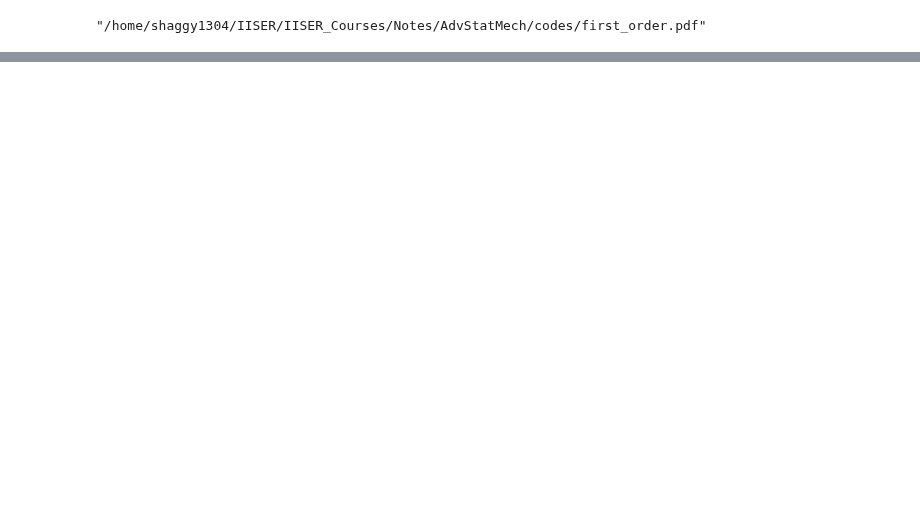
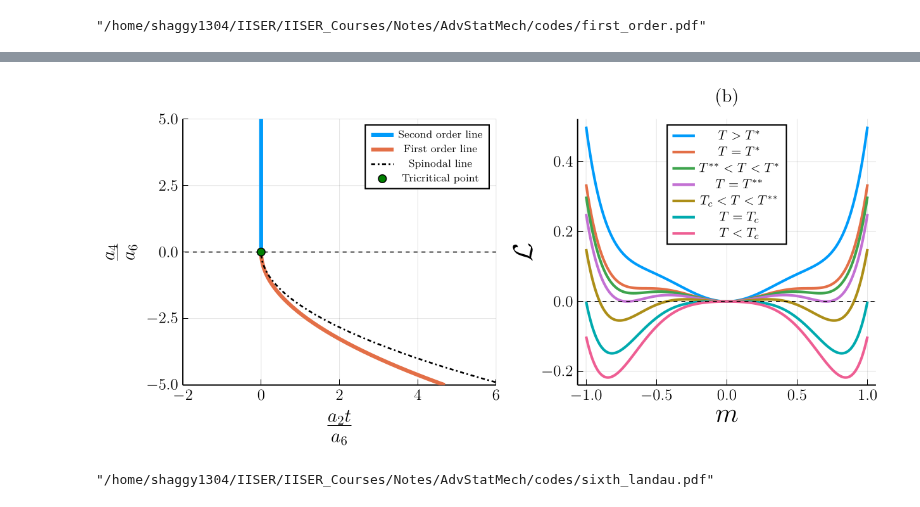
Before and after one commit to LoneWolf1304/Notes, a Jupyter notebook: AdvStatMech/codes/lec11.ipynb, the cells around one changed output, grey strips where cells are left out. Saved outputs shown, nothing was run; the diff lists cells and outputs as text; code cells hidden in the pictures; blank space fills up the shorter version.

```diff
--- a/AdvStatMech/codes/lec11.ipynb
+++ b/AdvStatMech/codes/lec11.ipynb
@@ -35,0 +116,24 @@ savefig("first_order.pdf")
+# %%
+using Plots
+
+L(m,p,T) = @. (p[1]/2)*(T-1)*m^2 + (p[2]/4)*m^4 + (p[3]/6)*m^6
+
+m = LinRange(-1,1,300)
+p = [1,-4,6]
+
+Tvals = [2.0, 1.67, 1.6, 1.5, 1.3, 1.0, 0.8]
+Tstr = ["T>T^*", "T=T^{*}", "T^{**} < T < T^{*}", "T=T^{**} ",
+         "T_c <T < T^{**}", "T=T_c", "T < T_c"]
+
+
+plot()
+for (i,T) in enumerate(Tvals)
+    plot!(m, L(m,p,T) .- L(0,p,T),
+          label=L"%$(Tstr[i])", lw=2)
+end
+#
+xlabel!(L"m")
+ylabel!(L"\mathcal{L}")
+# ylims!(-0.01,0.1)
+plot!(size=(550,650), legendfontsize=10, guidefontsize=20,tickfontsize=10, legend=:top, legendcolumn=1)
+p1=hline!([0], c="black", ls=:dash, lw=0.4, label="", left_margin=5Plots.mm, title="(b)")
@@ -35,0 +142,8 @@ savefig("first_order.pdf")
+# %%
+plot(p3, p1, size=(800,350), tickfontsize=12)
+# %% [output]
+[figure, added]
+# %%
+savefig("sixth_landau.pdf")
+# %% [output]
+"/home/shaggy1304/IISER/IISER_Courses/Notes/AdvStatMech/codes/sixth_landau.pdf"
```
Also changed, not shown: parts of 7 cells of this notebook, 9 other files.
